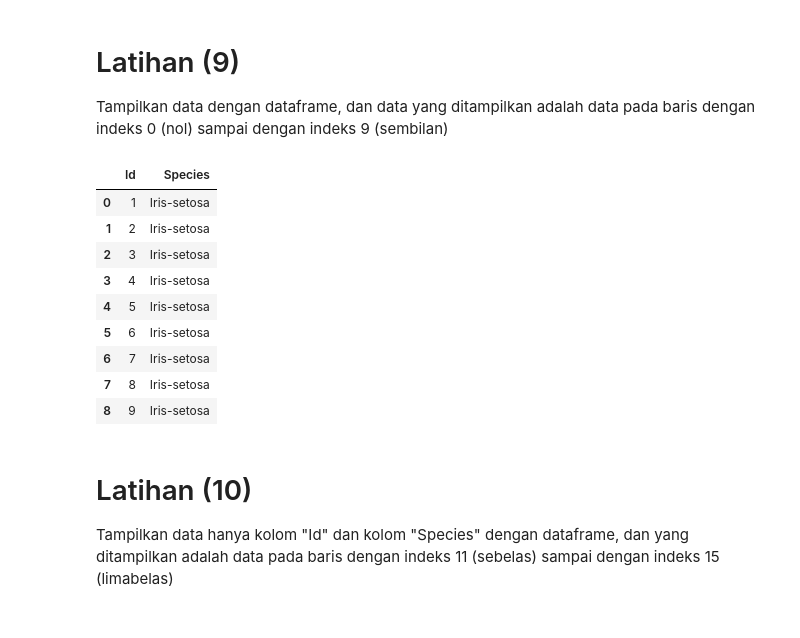
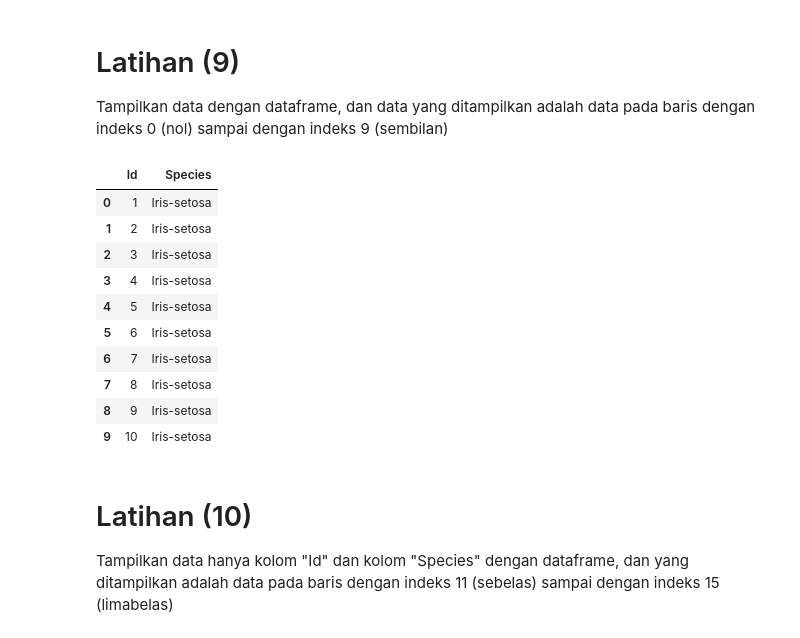
Before and after one commit to dhtzl/machine-learning, a Jupyter notebook: pertemuan6/latihan.ipynb, the cells around one changed output. Cells and saved outputs as stored; diff of their text form; code cells hidden in the pictures.

```diff
--- a/pertemuan6/latihan.ipynb
+++ b/pertemuan6/latihan.ipynb
@@ -147,19 +149,20 @@ Tampilkan data dengan dataframe, dan data yang ditampilkan adalah data pada bari
 # %%
 #Latihan (9)
 #Tampilkan data dengan dataframe, dan data yang ditampilkan adalah baris dengan indeks 0 (nol) sampai dengan indeks 9 (sembilan)
 
-dataset.head(9)
+dataset.head(10)
 # %% [output]
 |  | Id | Species |
 | 0 | 1 | Iris-setosa |
 | 1 | 2 | Iris-setosa |
 | 2 | 3 | Iris-setosa |
 | 3 | 4 | Iris-setosa |
 | 4 | 5 | Iris-setosa |
 | 5 | 6 | Iris-setosa |
 | 6 | 7 | Iris-setosa |
 | 7 | 8 | Iris-setosa |
 | 8 | 9 | Iris-setosa |
+| 9 | 10 | Iris-setosa |
 # %% [markdown]
 # Latihan (10)
 
```
Also changed, not shown: parts of 7 cells of this notebook.
